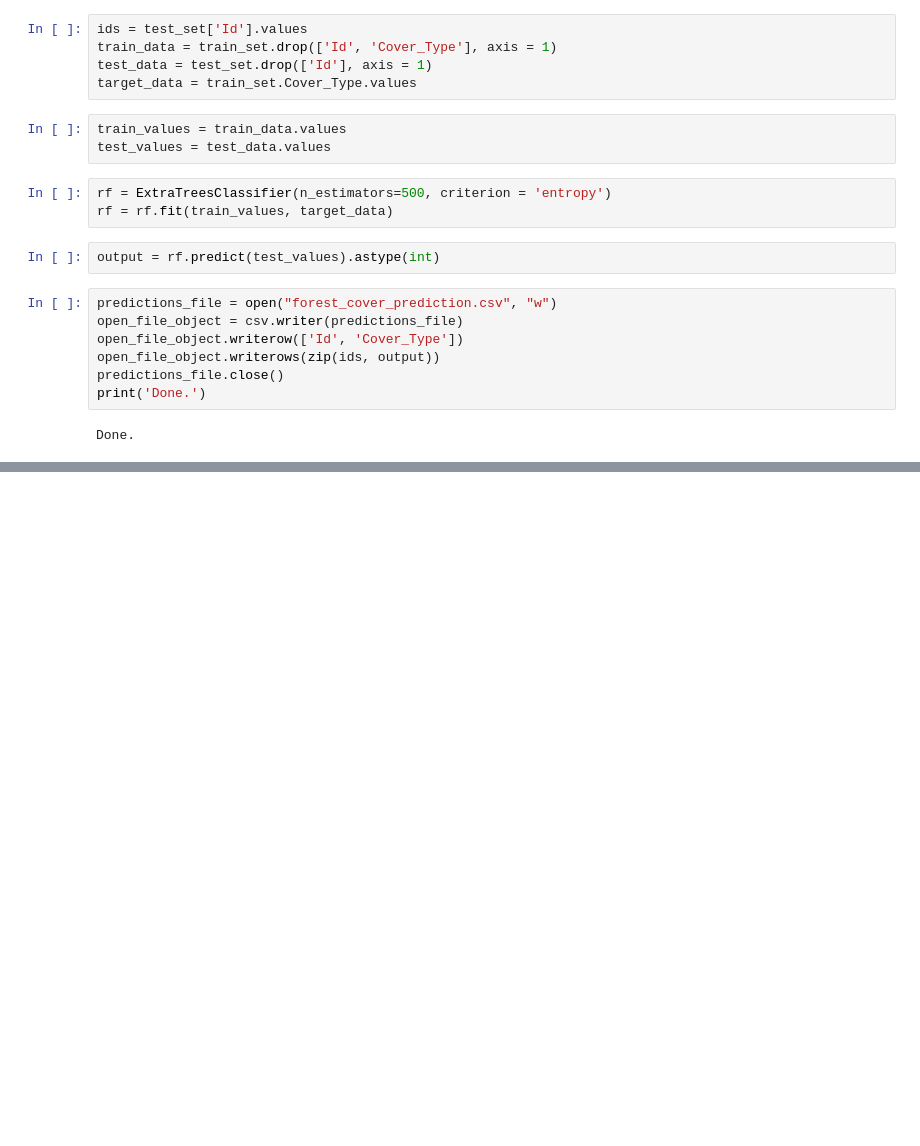
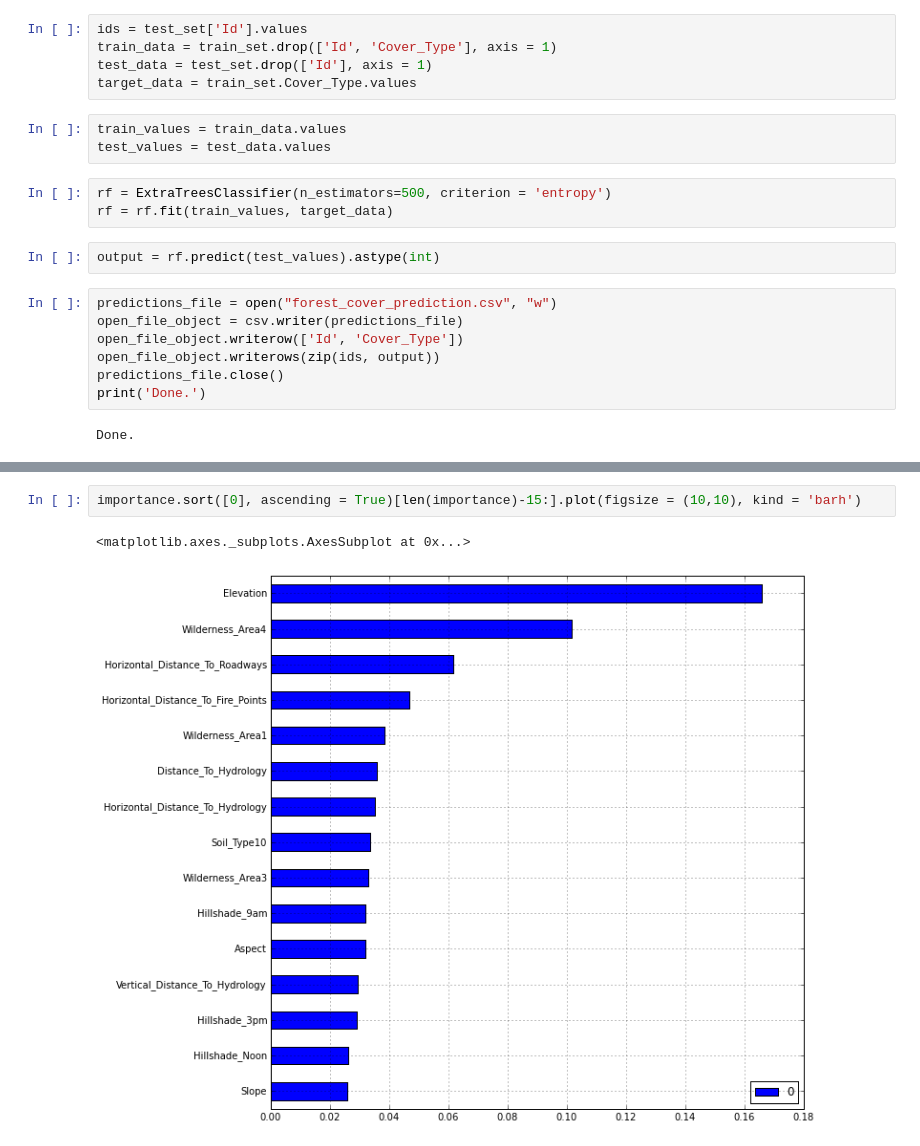
Before and after one commit to rshipskind/forest_cover_type_prediction, a Jupyter notebook: forest_analysis.ipynb, the cells around one changed output, grey strips where cells are left out. Cells and saved outputs as stored; diff of their text form; blank space fills up the shorter version.

```diff
--- a/forest_analysis.ipynb
+++ b/forest_analysis.ipynb
@@ -66,0 +74,5 @@ pd.DataFrame(rf.feature_importances_, train_data.columns).sort([0], ascending =
+# %%
+importance.sort([0], ascending = True)[len(importance)-15:].plot(figsize = (10,10), kind = 'barh')
+# %% [output]
+<matplotlib.axes._subplots.AxesSubplot at 0x...>
+[figure, added]
```
Also changed, not shown: parts of 4 cells of this notebook, 1 other file.
